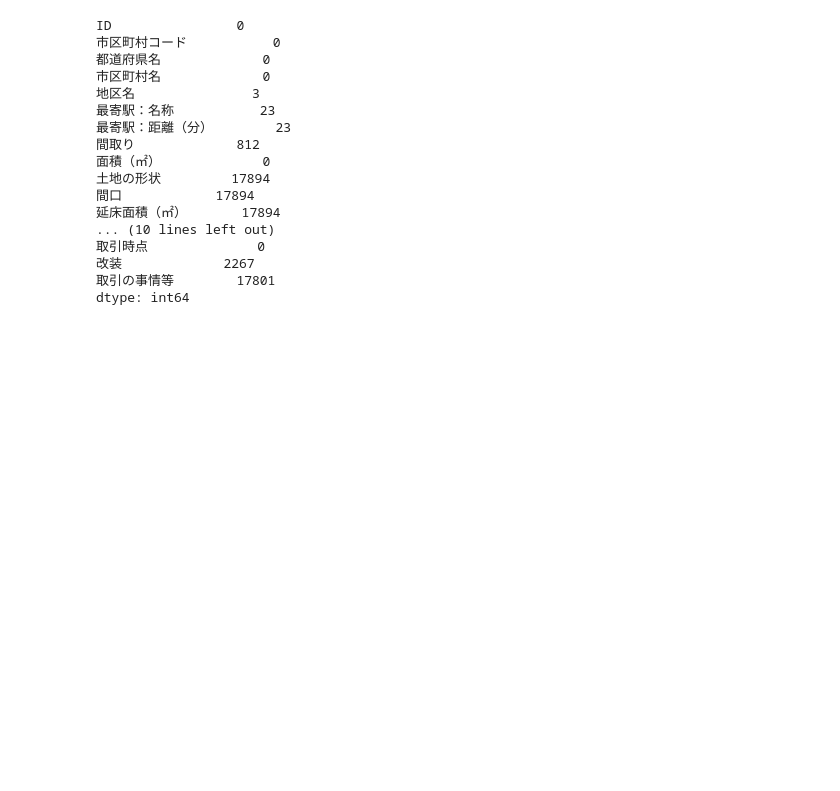
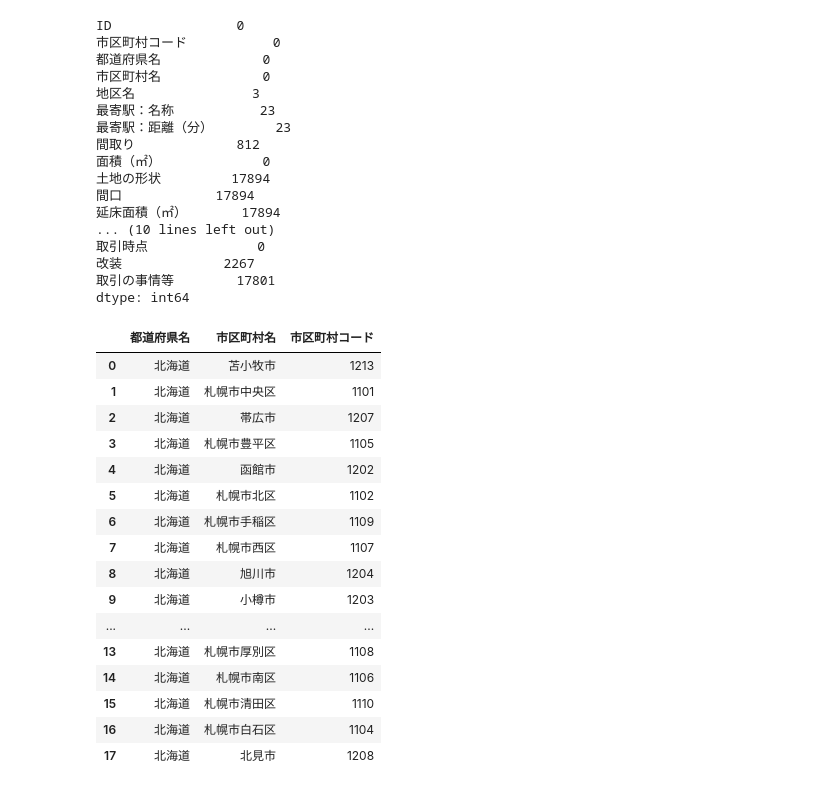
Before and after one commit to jinwatanabe/Docker_gpu_env, a Jupyter notebook: notebook/nishika/old_apartment_2020/old_department_2020_EDA.ipynb, the cells around one changed output. Drawn from its saved outputs; the diff is of its cells as text; code cells hidden in the pictures; blank space fills up the shorter version.

```diff
--- a/notebook/nishika/old_apartment_2020/old_department_2020_EDA.ipynb
+++ b/notebook/nishika/old_apartment_2020/old_department_2020_EDA.ipynb
@@ -102,0 +113,20 @@ dtype: int64
+# %%
+df[df["都道府県名"] == "北海道"]
+# %% [output]
+|  | 都道府県名 | 市区町村名 | 市区町村コード |
+| 0 | 北海道 | 苫小牧市 | 1213 |
+| 1 | 北海道 | 札幌市中央区 | 1101 |
+| 2 | 北海道 | 帯広市 | 1207 |
+| 3 | 北海道 | 札幌市豊平区 | 1105 |
+| 4 | 北海道 | 函館市 | 1202 |
+| 5 | 北海道 | 札幌市北区 | 1102 |
+| 6 | 北海道 | 札幌市手稲区 | 1109 |
+| 7 | 北海道 | 札幌市西区 | 1107 |
+| 8 | 北海道 | 旭川市 | 1204 |
+| 9 | 北海道 | 小樽市 | 1203 |
+| ... | ... | ... | ... |
+| 13 | 北海道 | 札幌市厚別区 | 1108 |
+| 14 | 北海道 | 札幌市南区 | 1106 |
+| 15 | 北海道 | 札幌市清田区 | 1110 |
+| 16 | 北海道 | 札幌市白石区 | 1104 |
+| 17 | 北海道 | 北見市 | 1208 |
```
Also changed, not shown: parts of 3 cells of this notebook, 2 other files.
